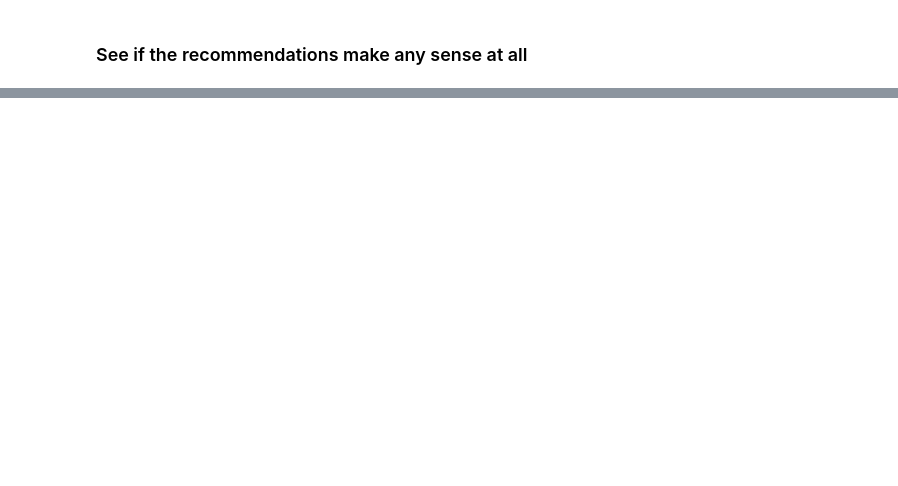
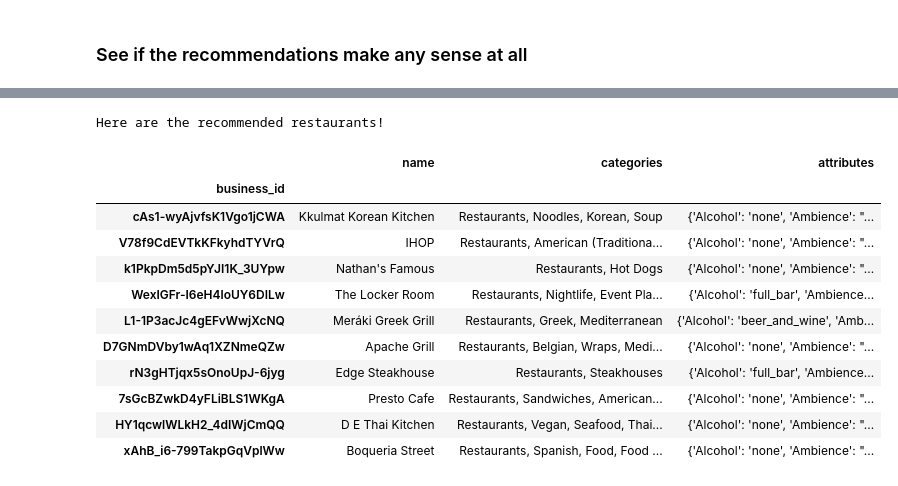
Before and after one commit to openerror/YelpDataChallenge, a Jupyter notebook: Build-Recommender.ipynb, the cells around one changed output, grey strips where cells are left out. Cells and saved outputs as stored; diff of their text form; code cells hidden in the pictures; blank space fills up the shorter version.

```diff
--- a/Build-Recommender.ipynb
+++ b/Build-Recommender.ipynb
@@ -342,0 +247,22 @@ What are other ways you can build a better recommender?
+# %%
+# conda install -c conda-forge scikit-surprise
+
+'''
+    Import routines for scikit-surprise to
+        1) read data from Pandas DF
+        2) run cross-validation on NMF model
+'''
+
+from surprise import Dataset
+from surprise import Reader
+from surprise import NMF
+from surprise.model_selection import cross_validate
+
+# Extract the useful part of df_recommender
+ratings = df_recommender.loc[:, ["user_id", "business_id", "stars"]]
+
+# Tell scikit-surprise the ratings scale
+reader = Reader(rating_scale=(1,5))
+
+# Form scikit-surprise Dataset object
+data = Dataset.load_from_df(ratings, reader)
@@ -342,0 +289,6 @@ What are other ways you can build a better recommender?
+# %%
+# Fit cross-validated model on entire dataset!
+cv_model = NMF(n_factors=50, n_epochs=100, random_state=41 , biased=True,
+               lr_bu=0.001, lr_bi=0.001)
+
+cv_model.fit(data.build_full_trainset())
@@ -342,0 +334,4 @@ What are other ways you can build a better recommender?
+# %%
+# sample_user = np.random.choice(df_recommender["user_id"].values, size=1)[0]
+sample_user = 'GUgo7Dg6-cSh--1VS7XCZQ'
+single_user_preds = get_top_n(sample_user, data, cv_model, n=10)
@@ -342,0 +350,27 @@ What are other ways you can build a better recommender?
+# %%
+'''
+    At least the recommendations make some sense:
+    - sample_user has rated 3 pizza/fast food restaurants highly, and hot dogs/burgers are present
+      in the recommended top 10
+
+    - sample_user at least is willing to try East Asian cuisine (two Japanese restaurants rated);
+      a Korean restaurant is the top recommendation
+'''
+
+print("Here are the recommended restaurants!")
+recommended_bid = [pred.iid for pred in single_user_preds]
+business_info.loc[ recommended_bid , ["name", "categories", "attributes"]]
+# %% [output]
+Here are the recommended restaurants!
+|  | name | categories | attributes |
+| business_id |  |  |  |
+| cAs1-wyAjvfsK1Vgo1jCWA | Kkulmat Korean Kitchen | Restaurants, Noodles, Korean, Soup | {'Alcohol': 'none', 'Ambience': "... |
+| V78f9CdEVTkKFkyhdTYVrQ | IHOP | Restaurants, American (Traditiona... | {'Alcohol': 'none', 'Ambience': "... |
+| k1PkpDm5d5pYJI1K_3UYpw | Nathan's Famous | Restaurants, Hot Dogs | {'Alcohol': 'none', 'Ambience': "... |
+| WexIGFr-I6eH4loUY6DILw | The Locker Room | Restaurants, Nightlife, Event Pla... | {'Alcohol': 'full_bar', 'Ambience... |
+| L1-1P3acJc4gEFvWwjXcNQ | Meráki Greek Grill | Restaurants, Greek, Mediterranean | {'Alcohol': 'beer_and_wine', 'Amb... |
+| D7GNmDVby1wAq1XZNmeQZw | Apache Grill | Restaurants, Belgian, Wraps, Medi... | {'Alcohol': 'none', 'Ambience': "... |
+| rN3gHTjqx5sOnoUpJ-6jyg | Edge Steakhouse | Restaurants, Steakhouses | {'Alcohol': 'full_bar', 'Ambience... |
+| 7sGcBZwkD4yFLiBLS1WKgA | Presto Cafe | Restaurants, Sandwiches, American... | {'Alcohol': 'none', 'Ambience': "... |
+| HY1qcwlWLkH2_4dIWjCmQQ | D E Thai Kitchen | Restaurants, Vegan, Seafood, Thai... | {'Alcohol': 'none', 'Ambience': "... |
+| xAhB_i6-799TakpGqVplWw | Boqueria Street | Restaurants, Spanish, Food, Food ... | {'Alcohol': 'none', 'Ambience': "... |
```
Also changed, not shown: parts of 33 cells of this notebook.
